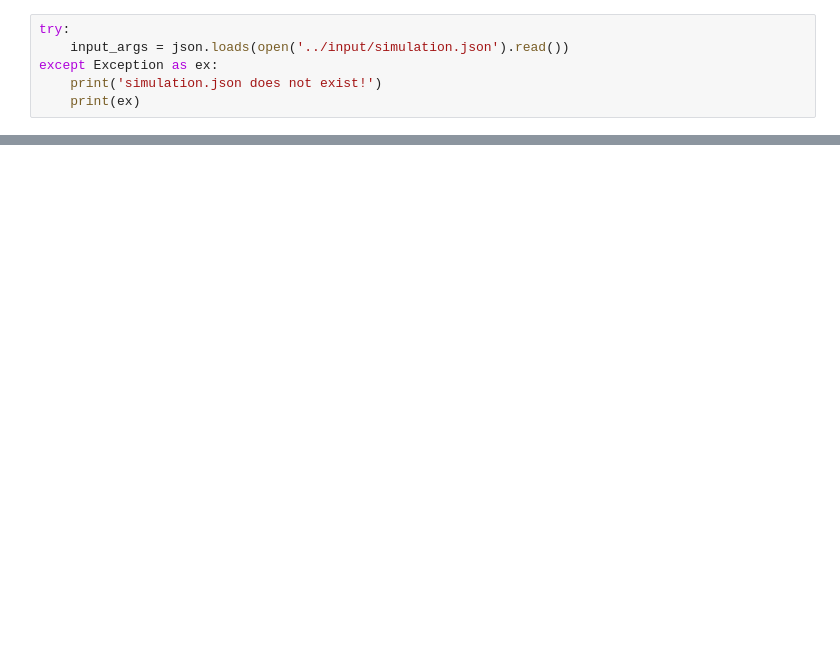
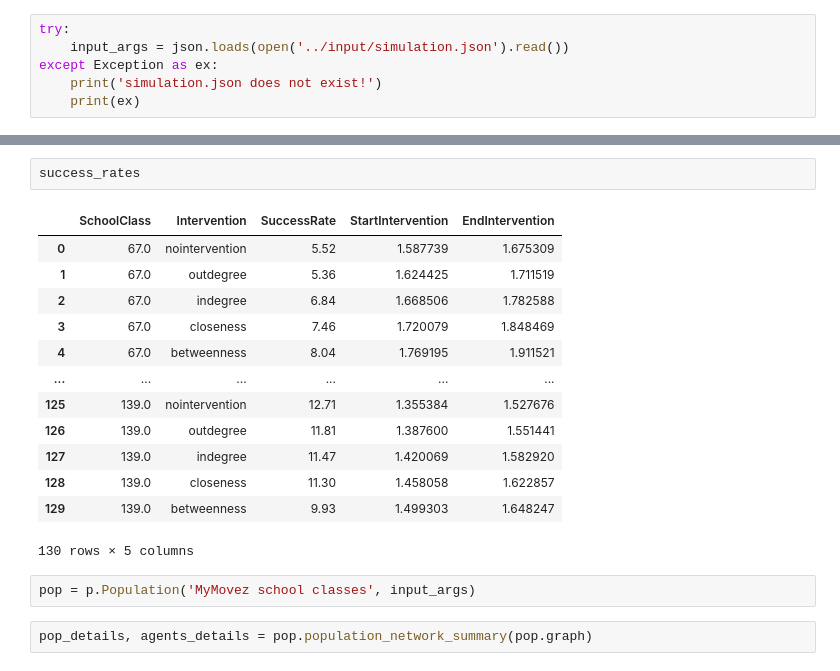
Before and after one commit to MovezNetwork/ABM-PA, a Jupyter notebook: notebooks/NewSrc.ipynb, the cells around one changed output, grey strips where cells are left out. Cells and saved outputs as stored; diff of their text form; blank space fills up the shorter version.

```diff
--- a/notebooks/NewSrc.ipynb
+++ b/notebooks/NewSrc.ipynb
@@ -483,0 +64,20 @@ IndentationError: unindent does not match any outer indentation level (<tokenize
+# %%
+success_rates
+# %% [output]
+|  | SchoolClass | Intervention | SuccessRate | StartIntervention | EndIntervention |
+| 0 | 67.0 | nointervention | 5.52 | 1.587739 | 1.675309 |
+| 1 | 67.0 | outdegree | 5.36 | 1.624425 | 1.711519 |
+| 2 | 67.0 | indegree | 6.84 | 1.668506 | 1.782588 |
+| 3 | 67.0 | closeness | 7.46 | 1.720079 | 1.848469 |
+| 4 | 67.0 | betweenness | 8.04 | 1.769195 | 1.911521 |
+| ... | ... | ... | ... | ... | ... |
+| 125 | 139.0 | nointervention | 12.71 | 1.355384 | 1.527676 |
+| 126 | 139.0 | outdegree | 11.81 | 1.387600 | 1.551441 |
+| 127 | 139.0 | indegree | 11.47 | 1.420069 | 1.582920 |
+| 128 | 139.0 | closeness | 11.30 | 1.458058 | 1.622857 |
+| 129 | 139.0 | betweenness | 9.93 | 1.499303 | 1.648247 |
+130 rows × 5 columns
+# %%
+pop = p.Population('MyMovez school classes', input_args)
+# %%
+pop_details, agents_details = pop.population_network_summary(pop.graph)
```
Also changed, not shown: parts of 22 cells of this notebook, 3 other files.
